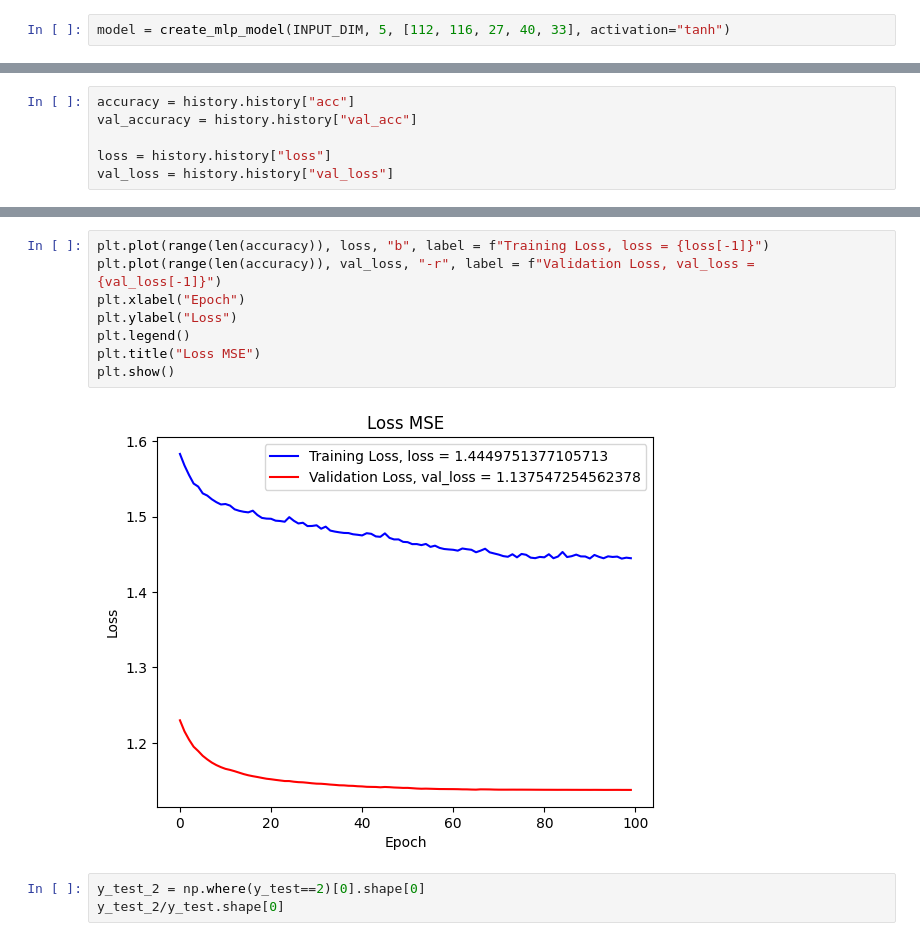
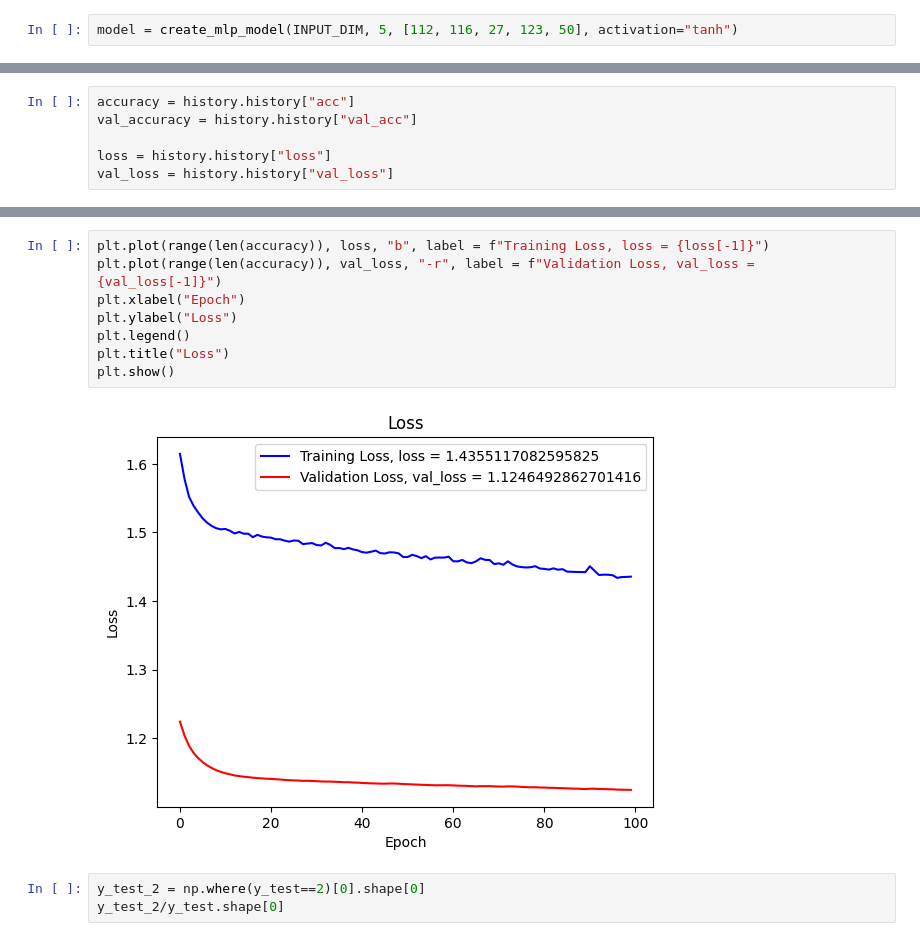
Before and after one commit to okkostenko/crypto_price_prediction_starknet, a Jupyter notebook: model_training/mlp_training.ipynb, the cells around one changed output, grey strips where cells are left out. Saved outputs shown, nothing was run; the diff lists cells and outputs as text.

```diff
--- a/model_training/mlp_training.ipynb
+++ b/model_training/mlp_training.ipynb
@@ -132,7 +136,7 @@ def create_mlp_model(input_shape:Tuple[int, int],
 
     return model
 # %%
-model = create_mlp_model(INPUT_DIM, 5, [112, 116, 27, 40, 33], activation="tanh")
+model = create_mlp_model(INPUT_DIM, 5, [112, 116, 27, 123, 50], activation="tanh")
 # %% [output]
 mae
 # %%
@@ -203,13 +207,13 @@ plt.show()
 # %%
 plt.plot(range(len(accuracy)), loss, "b", label = f"Training Loss, loss = {loss[-1]}")
 plt.plot(range(len(accuracy)), val_loss, "-r", label = f"Validation Loss, val_loss = {val_loss[-1]}")
 plt.xlabel("Epoch")
 plt.ylabel("Loss")
 plt.legend()
-plt.title("Loss MSE")
+plt.title("Loss")
 plt.show()
 # %% [output]
-[figure, old version]
+[figure, new version]
 # %%
 y_test_2 = np.where(y_test==2)[0].shape[0]
 y_test_2/y_test.shape[0]
```
Also changed, not shown: parts of 23 cells of this notebook, 9 other files.
